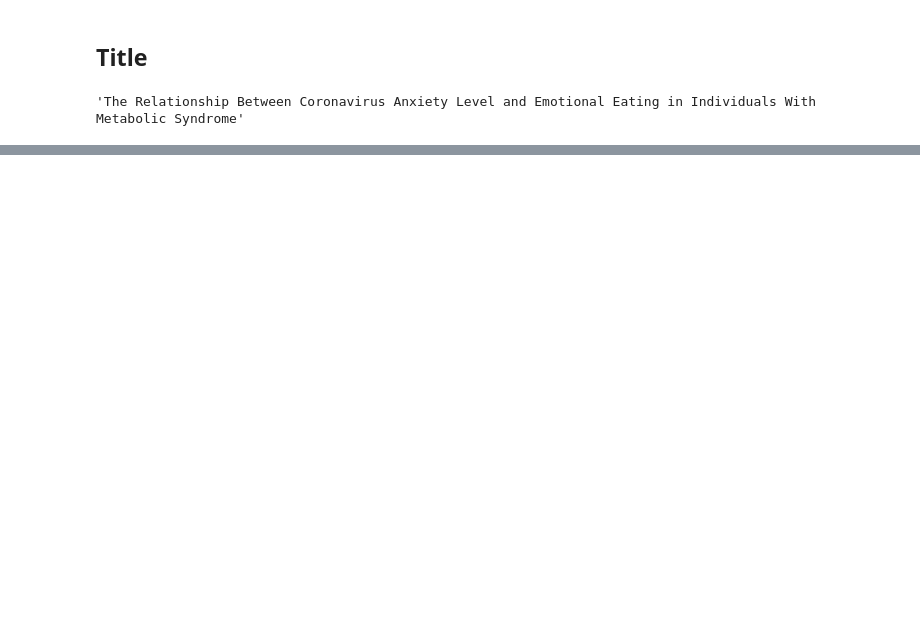
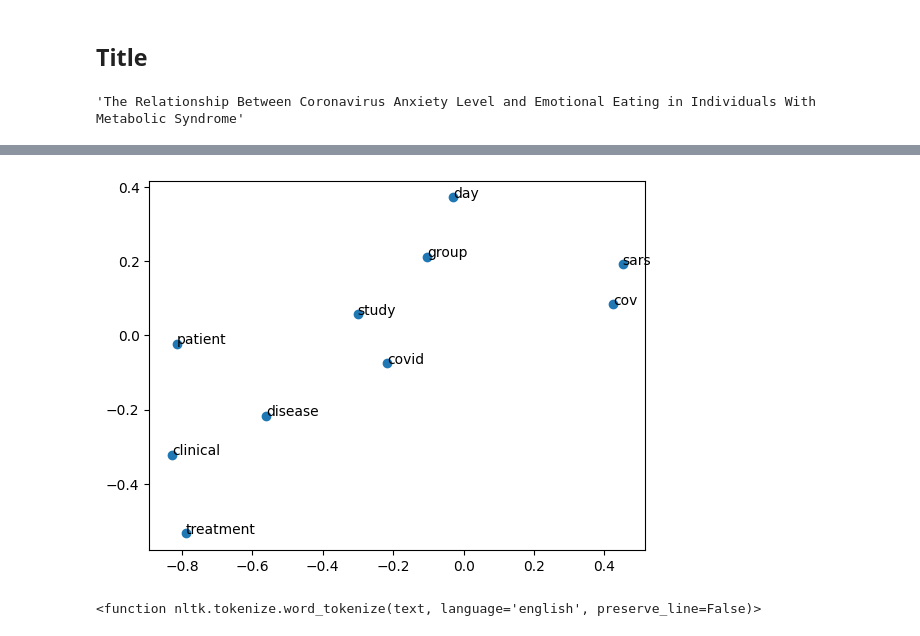
Before and after one commit to M-S-ALAM/Medical-Search-Engine, a Jupyter notebook: EDA.ipynb, the cells around one changed output, grey strips where cells are left out. Drawn from its saved outputs; the diff is of its cells as text; code cells hidden in the pictures; blank space fills up the shorter version.

```diff
--- a/EDA.ipynb
+++ b/EDA.ipynb
@@ -222,0 +341,2 @@ plt.show()
+# %%
+K11 = K11.transpose()
@@ -222,0 +351,4 @@ plt.show()
+# %%
+skipgram_vectors=[]                          #transforming dataframe into required array like structure as we did in above step
+for i in range(data.shape[0]):
+    skipgram_vectors.append(K11[i])
@@ -222,0 +379,4 @@ plt.show()
+# %%
+FastText=FastText(x,vector_size=100, window=2, min_count=2, workers=5, min_n=1, max_n=2,sg=1)
+FastText.save('FastText.bin')    #Saving our model
+FastText = Word2Vec.load('FastText.bin')  #Loading our pretrained model
@@ -222,0 +411,17 @@ plt.show()
+# %%
+#same thing as above but with fasttext model
+X_fast = FastText.wv[FastText.wv.index_to_key]
+pca = PCA(n_components=2)
+result_fast = pca.fit_transform(X_fast)
+# %%
+pyplot.scatter(result_fast[:10, 0], result_fast[:10, 1])
+words = list(FastText.wv.index_to_key)
+for i, word in enumerate(words[:10]):
+    pyplot.annotate(word, xy=(result_fast[i, 0], result_fast[i, 1]))
+pyplot.show()
+# %% [output]
+[figure, added]
+# %%
+word_tokenize
+# %% [output]
+<function nltk.tokenize.word_tokenize(text, language='english', preserve_line=False)>
```
Also changed, not shown: parts of 44 cells of this notebook, 1 other file.
